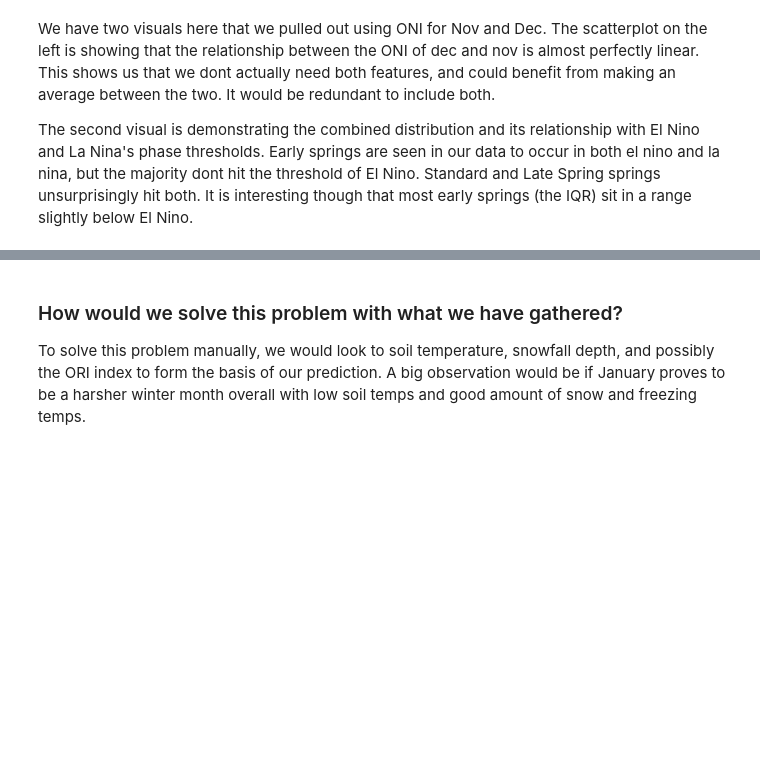
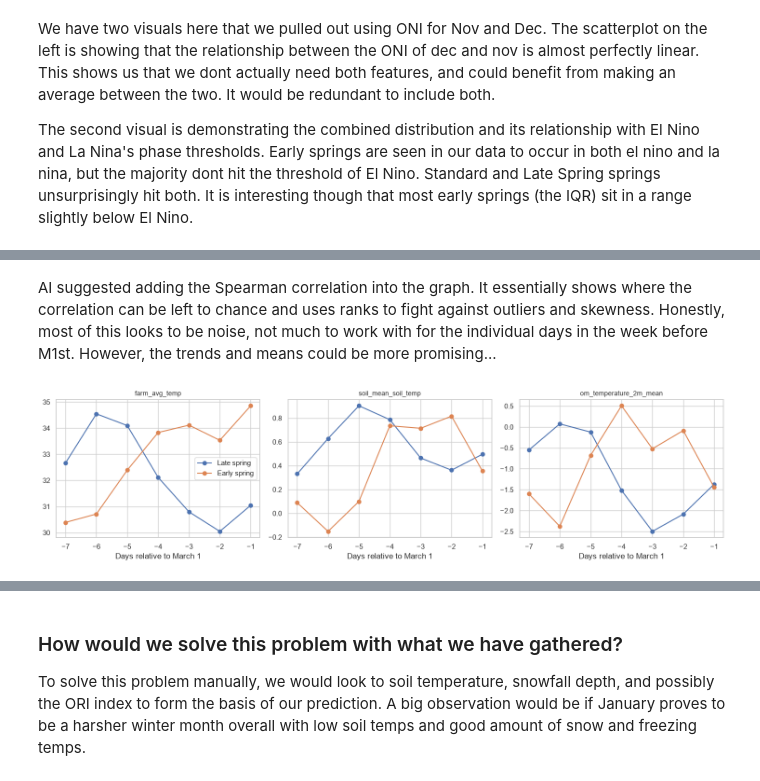
Before and after one commit to KaiserKiam/early-spring-predictor, a Jupyter notebook: Early Spring - Exploration.ipynb, the cells around one changed output, grey strips where cells are left out. Drawn from its saved outputs; the diff is of its cells as text; code cells hidden in the pictures; blank space fills up the shorter version.

```diff
--- a/Early Spring - Exploration.ipynb
+++ b/Early Spring - Exploration.ipynb
@@ -521,0 +580,20 @@ The second visual is demonstrating the combined distribution and its relationshi
+# %% [markdown]
+AI suggested adding the Spearman correlation into the graph. It essentially shows where the correlation can be left to chance and uses ranks to fight against outliers and skewness. Honestly, most of this looks to be noise, not much to work with for the individual days in the week before M1st. However, the trends and means could be more promising...
+# %%
+prefixes = [p for p in ["farm_avg_temp", "soil_mean_soil_temp", "om_temperature_2m_mean"]
+            if f"{p}_d_minus_1" in train_set]
+x = [-d for d in range(7, 0, -1)]  # -7 ... -1 days relative to March 1
+
+fig, axes = plt.subplots(1, len(prefixes), figsize=(5 * len(prefixes), 4))
+axes = np.atleast_1d(axes)
+for ax, prefix in zip(axes, prefixes):
+    for label, mask in [("Late spring", y == 0), ("Early spring", y == 1)]:
+        means = [train_set.loc[mask, f"{prefix}_d_minus_{d}"].mean() for d in range(7, 0, -1)]
+        ax.plot(x, means, marker="o", label=label)
+    ax.set_title(prefix, fontsize=10)
+    ax.set_xlabel("Days relative to March 1")
+axes[0].legend()
+plt.tight_layout()
+plt.show()
+# %% [output]
+[figure, added]
```
Also changed, not shown: parts of 10 cells of this notebook, 4 other files.
